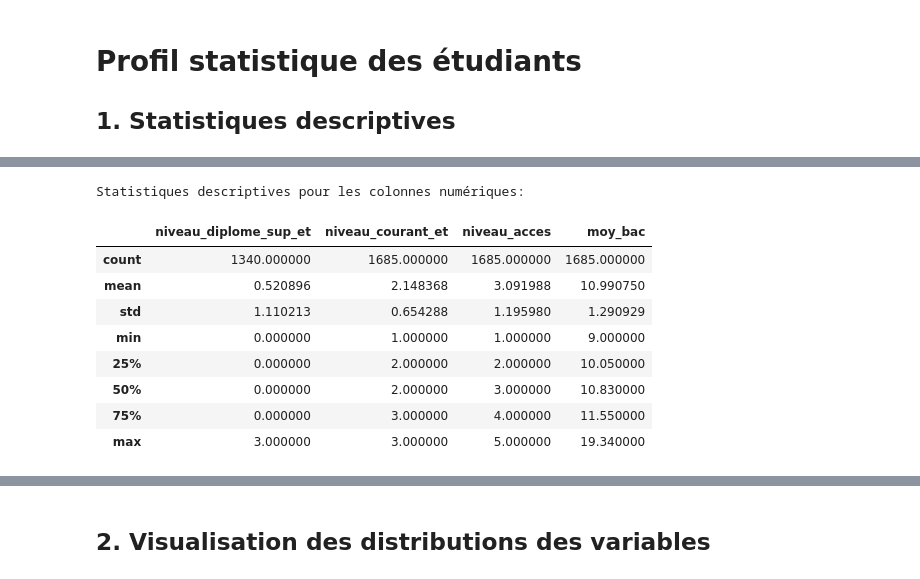
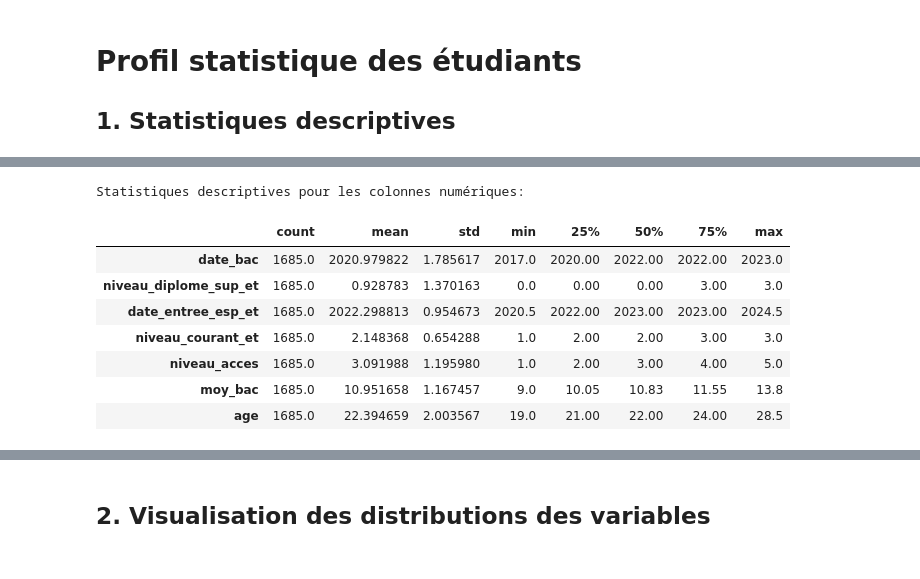
Before and after one commit to Asma-Draouil/Feature_Asma, a Jupyter notebook: base etudiants/EDA_modif.ipynb, the cells around one changed output, grey strips where cells are left out. Drawn from its saved outputs; the diff is of its cells as text; code cells hidden in the pictures.

```diff
--- a/base etudiants/EDA_modif.ipynb
+++ b/base etudiants/EDA_modif.ipynb
@@ -384,0 +440,9 @@ ax = sns.boxplot(data=df_copy, orient='h')
+# %%
+#Visualisation des valeurs aberrante de la variable age avec Z_score:
+from scipy.stats import zscore
+
+df_copy['z_score'] = zscore(df_copy['age'])
+plt.figure(figsize=(10, 6))
+sns.scatterplot(data=df_copy, x=df_copy.index, y='age', hue=abs(df_copy['z_score']) > 3, palette={True: 'red', False: 'blue'})
+plt.title("Visualisation des outliers avec Z-score")
+plt.show()
@@ -384,0 +451,12 @@ ax = sns.boxplot(data=df_copy, orient='h')
+# %%
+df_copy.drop(columns=['z_score'], inplace=True)
+# %%
+# Remplacer les valeurs aberrantes
+df_copy['moy_bac'] = df_copy['moy_bac'].apply(
+    lambda x: lower_bound if x < lower_bound else upper_bound if x > upper_bound else x
+)
+
+
+df_copy['age'] = df_copy['age'].apply(
+    lambda x: lower_bound_age if x < lower_bound_age else upper_bound_age if x > upper_bound_age else x
+)
@@ -384,0 +474,19 @@ ax = sns.boxplot(data=df_copy, orient='h')
+# %%
+# Dictionnaire pour stocker les outliers
+outliers = {}
+
+# Parcours des colonnes (date_bac et date_entree_esp_et)
+for column in ['date_bac', 'date_entree_esp_et']:
+    # Calcul des bornes et de l'IQR pour chaque colonne
+    Q1 = df_copy[column].quantile(0.25)
+    Q3 = df_copy[column].quantile(0.75)
+    IQR = Q3 - Q1
+    lower_bound = Q1 - 1.5 * IQR
+    upper_bound = Q3 + 1.5 * IQR
+
+    # Identifier les outliers (valeurs en dehors des bornes)
+    outliers[column] = df_copy[(df_copy[column] < lower_bound) | (df_copy[column] > upper_bound)]
+
+    # Remplacer les outliers par la borne inférieure ou supérieure
+    df_copy.loc[df_copy[column] < lower_bound, column] = lower_bound
+    df_copy.loc[df_copy[column] > upper_bound, column] = upper_bound
@@ -401,18 +511,17 @@ df_copy.shape
 # %%
 # Statistiques descriptives pour les colonnes numériques
 print("Statistiques descriptives pour les colonnes numériques: ")
-df_copy.describe()
+df_copy.describe().T
 # %% [output]
 Statistiques descriptives pour les colonnes numériques:
-|  | niveau_diplome_sup_et | niveau_courant_et | niveau_acces | moy_bac |
-| count | 1340.000000 | 1685.000000 | 1685.000000 | 1685.000000 |
-| mean | 0.520896 | 2.148368 | 3.091988 | 10.990750 |
-| std | 1.110213 | 0.654288 | 1.195980 | 1.290929 |
-| min | 0.000000 | 1.000000 | 1.000000 | 9.000000 |
-| 25% | 0.000000 | 2.000000 | 2.000000 | 10.050000 |
-| 50% | 0.000000 | 2.000000 | 3.000000 | 10.830000 |
-| 75% | 0.000000 | 3.000000 | 4.000000 | 11.550000 |
-| max | 3.000000 | 3.000000 | 5.000000 | 19.340000 |
+|  | count | mean | std | min | 25% | 50% | 75% | max |
+| date_bac | 1685.0 | 2020.979822 | 1.785617 | 2017.0 | 2020.00 | 2022.00 | 2022.00 | 2023.0 |
+| niveau_diplome_sup_et | 1685.0 | 0.928783 | 1.370163 | 0.0 | 0.00 | 0.00 | 3.00 | 3.0 |
+| date_entree_esp_et | 1685.0 | 2022.298813 | 0.954673 | 2020.5 | 2022.00 | 2023.00 | 2023.00 | 2024.5 |
+| niveau_courant_et | 1685.0 | 2.148368 | 0.654288 | 1.0 | 2.00 | 2.00 | 3.00 | 3.0 |
+| niveau_acces | 1685.0 | 3.091988 | 1.195980 | 1.0 | 2.00 | 3.00 | 4.00 | 5.0 |
+| moy_bac | 1685.0 | 10.951658 | 1.167457 | 9.0 | 10.05 | 10.83 | 11.55 | 13.8 |
+| age | 1685.0 | 22.394659 | 2.003567 | 19.0 | 21.00 | 22.00 | 24.00 | 28.5 |
 # %%
 # Statistiques descriptives pour les colonnes catégorique
 print("Statistiques descriptives pour les colonnes catégoriques: ")
```
Also changed, not shown: parts of 161 cells of this notebook, 20 other files.
